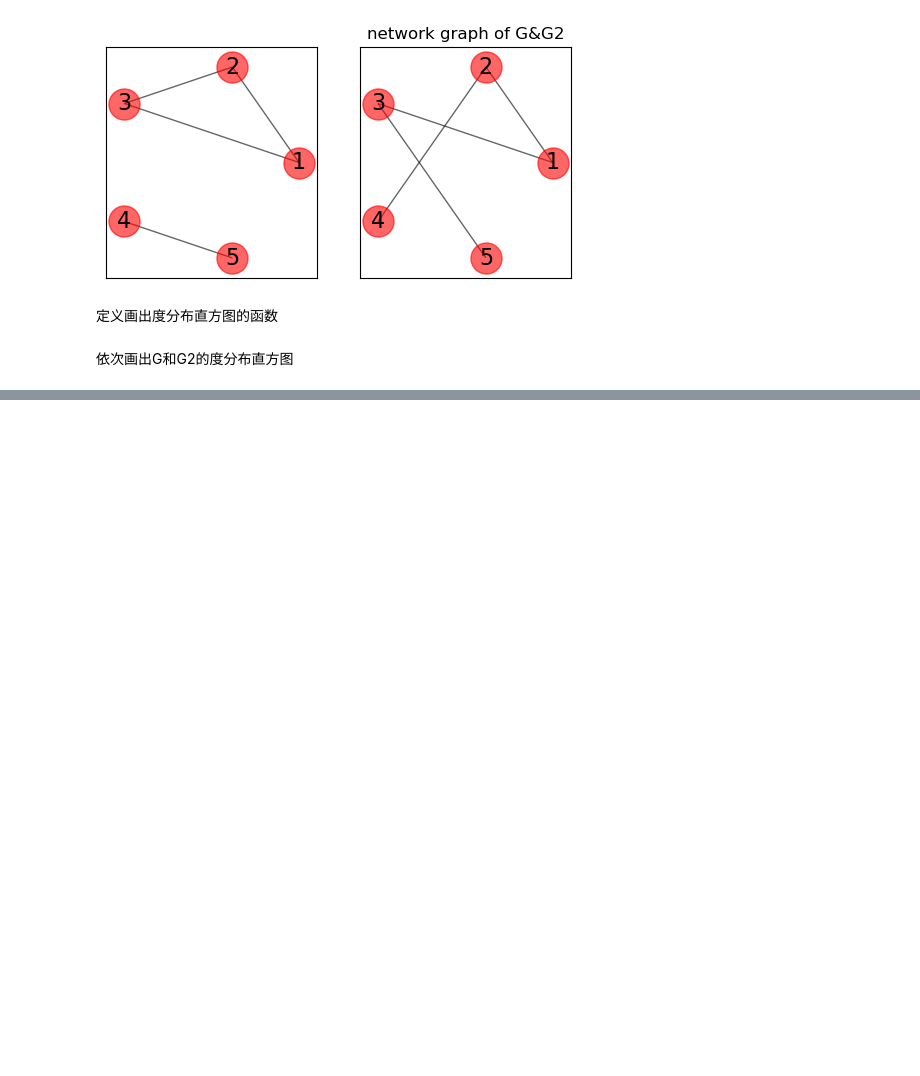
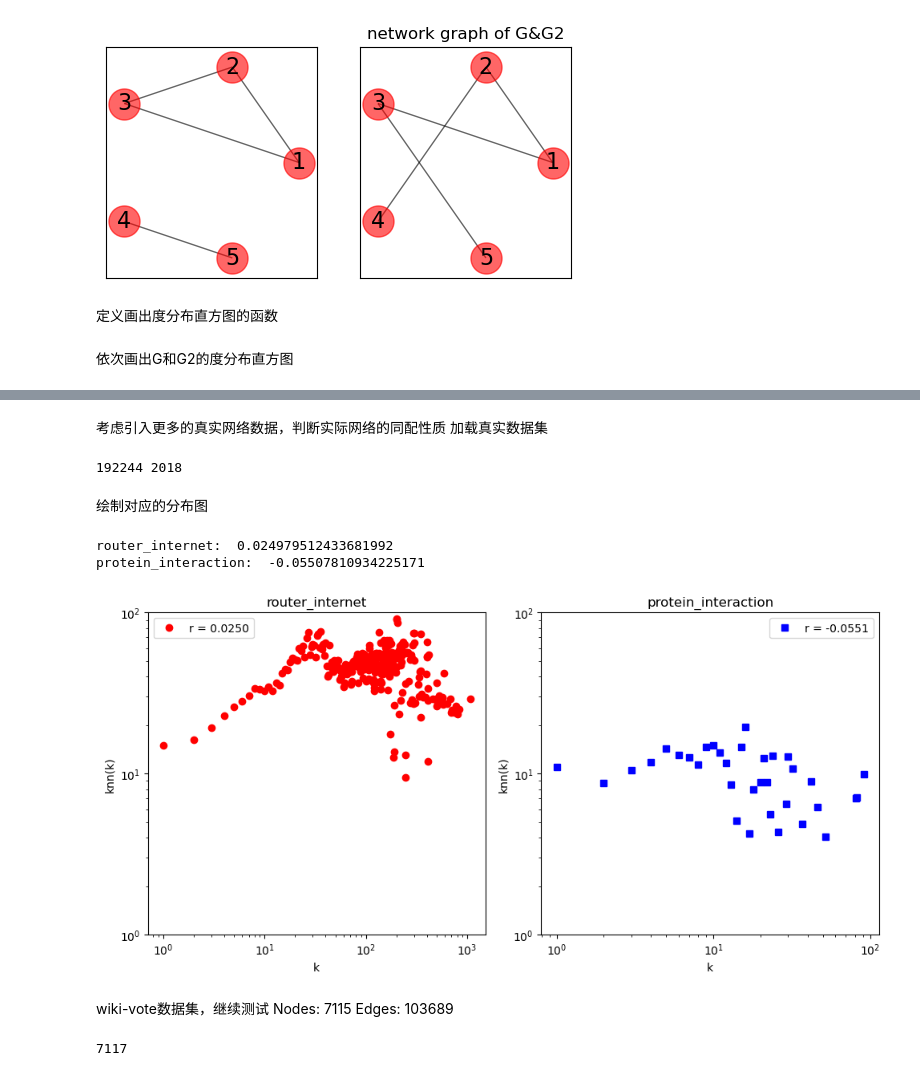
Before and after one commit to dzcaprime/Network, a Jupyter notebook: degree.ipynb, the cells around one changed output, grey strips where cells are left out. Cells and saved outputs as stored; diff of their text form; code cells hidden in the pictures; blank space fills up the shorter version.

```diff
--- a/degree.ipynb
+++ b/degree.ipynb
@@ -54,0 +208,59 @@ draw_degree(G2,ax[1])
+# %% [markdown]
+考虑引入更多的真实网络数据，判断实际网络的同配性质
+加载真实数据集
+# %%
+# 加载三个真实数据集
+# 1. internet网络
+df1 = pd.read_csv("./real-data/router_internet.csv")
+G1 = nx.from_pandas_edgelist(df1, 'source', 'target', create_using = nx.Graph())
+# 3. 蛋白质交互网络
+df3 = pd.read_csv("./real-data/protein_interaction.csv")
+G3 = nx.from_pandas_edgelist(df3, 'source', 'target', create_using = nx.Graph())
+print(len(G1.nodes()),len(G3.nodes()))
+# %% [output]
+192244 2018
+# %% [markdown]
+绘制对应的分布图
+# %%
+x1,y1=cal_knn(G1)
+x3,y3=cal_knn(G3)
+r1 = nx.degree_pearson_correlation_coefficient(G1)
+r3 = nx.degree_pearson_correlation_coefficient(G3)
+print('router_internet: ',r1)
+print('protein_interaction: ',r3)
+plt.figure(figsize=(10,5))
+plt.subplot(121)
+plt.plot(x1, y1,'ro',label='r = '+'%.4f'%r1)
+plt.legend(loc=0)
+plt.xlabel('k')
+plt.ylabel('knn(k)')
+plt.xscale('log')
+plt.yscale('log')
+plt.title('router_internet')
+plt.ylim(1, 100)
+
+plt.subplot(122)
+plt.plot(x3, y3,'bs',label='r = '+'%.4f'%r3)
+plt.legend(loc=0)
+plt.xlabel('k')
+plt.ylabel('knn(k)')
+plt.xscale('log')
+plt.yscale('log')
+plt.title('protein_interaction')
+plt.ylim(1, 100)
+plt.tight_layout()
+# %% [output]
+router_internet:  0.024979512433681992
+protein_interaction:  -0.05507810934225171
+[figure, added]
+# %% [markdown]
+wiki-vote数据集，继续测试
+Nodes: 7115 Edges: 103689
+# %%
+#读取wiki网络数据
+df1=pd.read_table("./real-data/Wiki-Vote.txt",header=None)
+df1.columns=['source','target']
+G1=nx.from_pandas_edgelist(df1,'source','target',create_using=nx.DiGraph())
+print(len(G1.nodes()))
+# %% [output]
+7117
```
Also changed, not shown: parts of 14 cells of this notebook, 7 other files.
